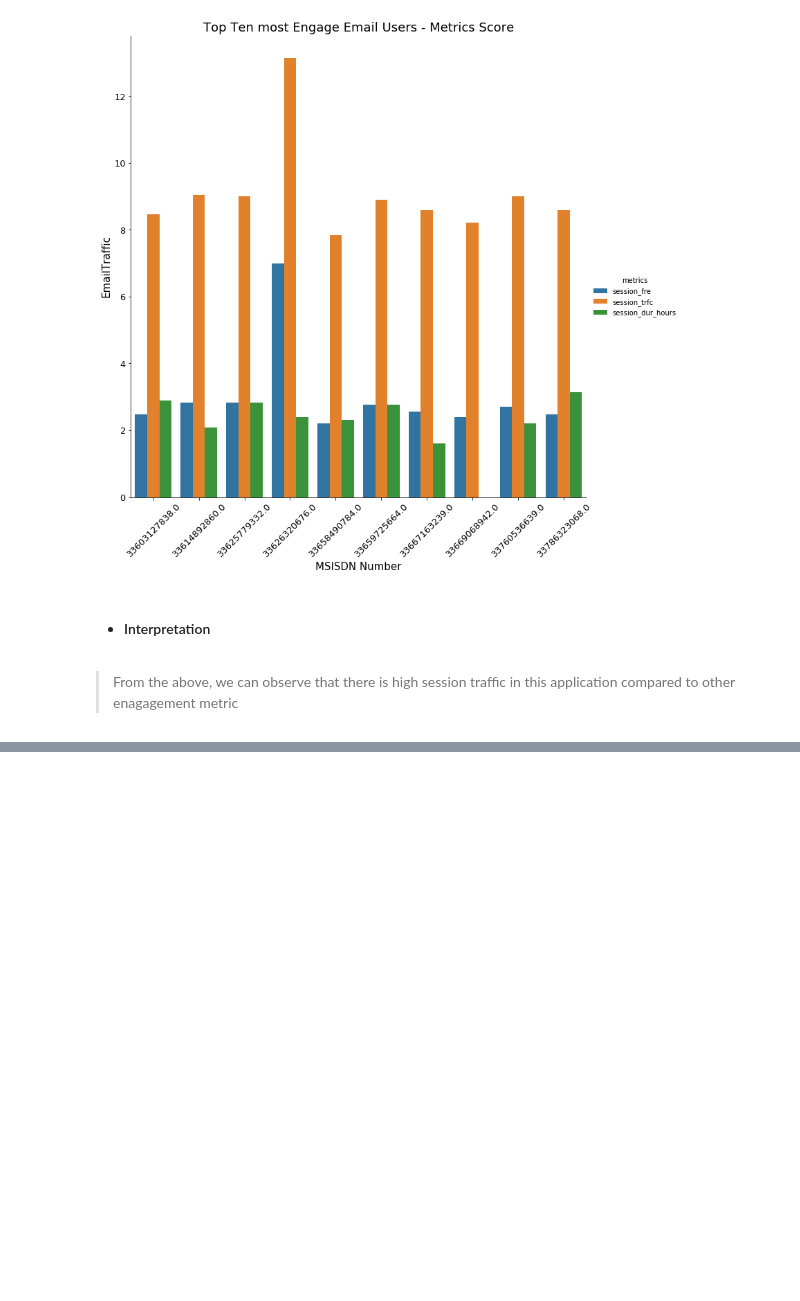
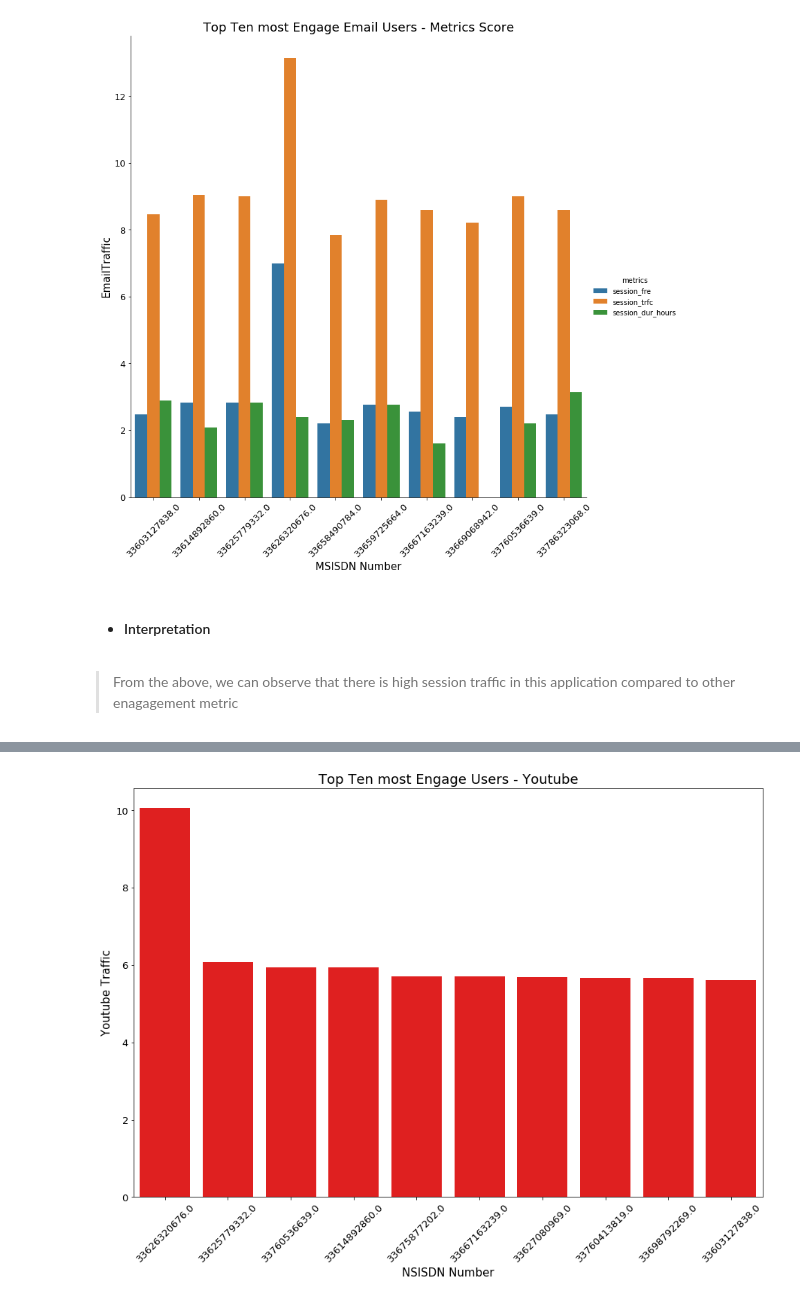
Before and after one commit to Patrick5455/tellco_user_analytics, a Jupyter notebook: analyis/user_enagaement.ipynb, the cells around one changed output, grey strips where cells are left out. Cells and saved outputs as stored; diff of their text form; code cells hidden in the pictures; blank space fills up the shorter version.

```diff
--- a/analyis/user_enagaement.ipynb
+++ b/analyis/user_enagaement.ipynb
@@ -1101,0 +1104,2 @@ plt.show()
+# %%
+youtube_users = apps.groupby('msisdn_number')['youtube(mb)'].sum().reset_index(name='youtube_traffic')
@@ -1101,0 +1124,2 @@ plt.show()
+# %%
+youtube_users = youtube_users.merge(agg_metrics, on='msisdn_number').sort_values(by='youtube_traffic', ascending=False)
@@ -1101,0 +1140,2 @@ plt.show()
+# %%
+top10_youtube_users = youtube_users.head(10)
@@ -1101,0 +1146,2 @@ plt.show()
+# %%
+top10_youtube_users.youtube_traffic = np.log(top10_youtube_users.youtube_traffic)
@@ -1101,0 +1168,13 @@ plt.show()
+# %%
+plt.subplots(figsize=(15,10))
+sns.barplot(data=top10_youtube_users, x='msisdn_number', y='youtube_traffic', color='r',
+            order=top10_youtube_users.msisdn_number.values.tolist())
+plt.title("Top Ten most Engage Users - Youtube", fontsize=18)
+plt.xticks(fontsize=13, rotation = 45)
+plt.yticks(fontsize=13)
+plt.xlabel('NSISDN Number', fontsize=15)
+plt.ylabel('Youtube Traffic', fontsize=15)
+plt.savefig("visuals/user_engagement/topTenYoutube.png", format="png")
+plt.show()
+# %% [output]
+[figure, added]
```
Also changed, not shown: parts of 95 cells of this notebook, 10 other files.
